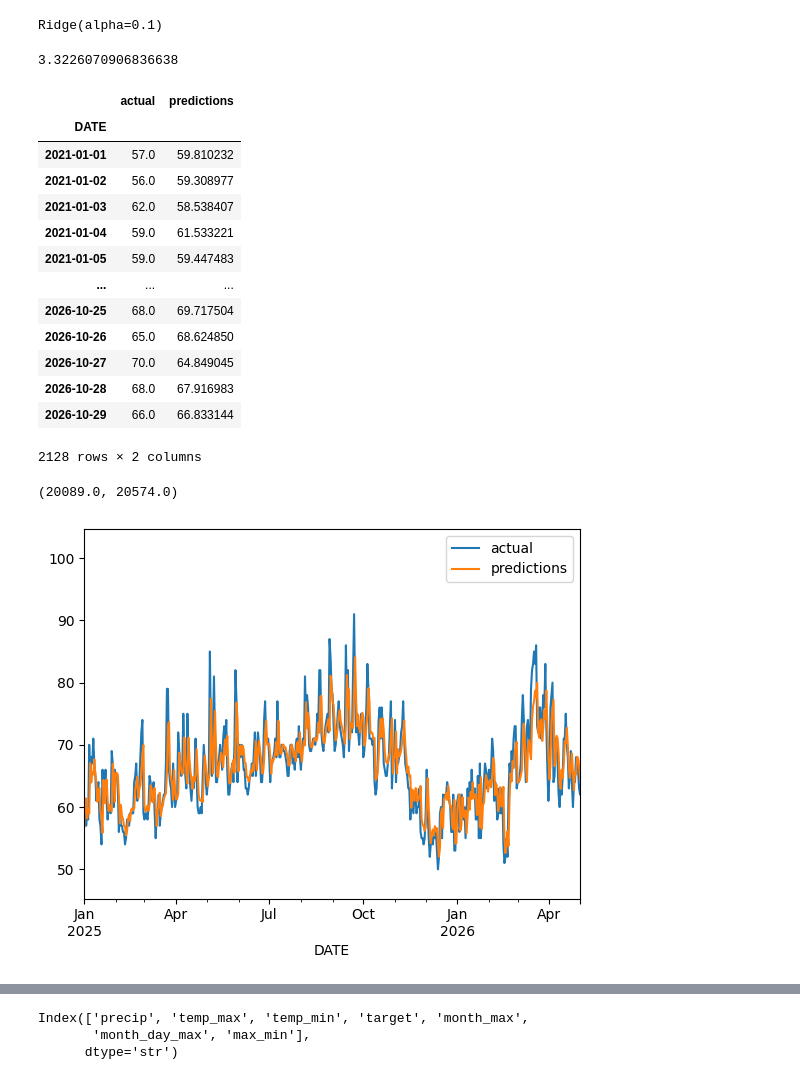
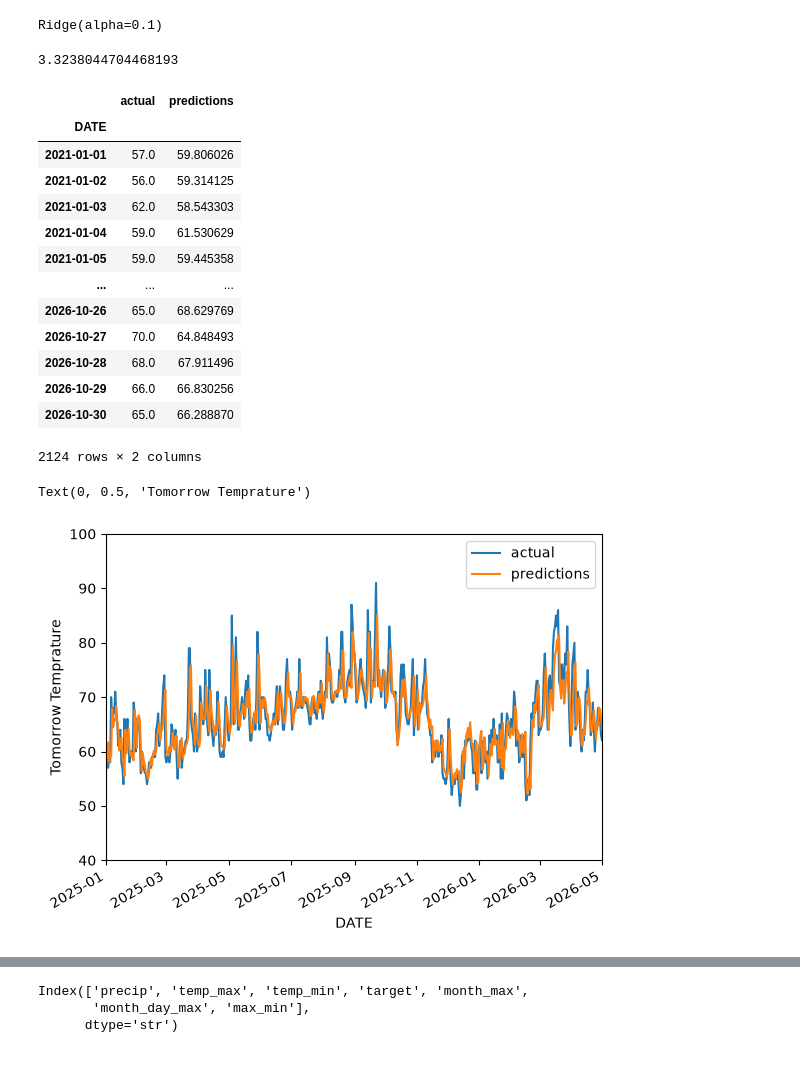
Before and after one commit to AtiJoolaei/Weather_prediciotn_Ridge_Regression, a Jupyter notebook: Basics.ipynb, the cells around one changed output, grey strips where cells are left out. Drawn from its saved outputs; the diff is of its cells as text; code cells hidden in the pictures.

```diff
--- a/Basics.ipynb
+++ b/Basics.ipynb
@@ -212,6 +223,3 @@ core_weather[['temp_max', 'temp_min']].isnull().sum()
 temp_max    11
 temp_min    14
 dtype: int64
-# %%
-#core_weather['temp_min'] = core_weather['temp_min'].fillna(core_weather['temp_min'].mean())
-core_weather = core_weather.fillna(0)
@@ -228,0 +255,2 @@ dtype: float64
+# %%
+core_weather = core_weather.dropna(subset = ['temp_max', 'temp_min'])
@@ -427,10 +455,9 @@ Ridge(alpha=0.1)
 # %%
 predictions = model.predict(test[predictors])
 # %%
-from sklearn.metrics import mean_absolute_error
 mean_absolute_error(test['target'], predictions)
 # %% [output]
-3.3226070906836638
+3.3238044704468193
 # %%
 combined = pd.concat([test['target'],pd.Series(predictions, index=test.index)], axis=1)
 combined.columns = ['actual','predictions']
@@ -439,23 +466,25 @@ combined
 # %% [output]
 |  | actual | predictions |
 | DATE |  |  |
-| 2021-01-01 | 57.0 | 59.810232 |
-| 2021-01-02 | 56.0 | 59.308977 |
-| 2021-01-03 | 62.0 | 58.538407 |
-| 2021-01-04 | 59.0 | 61.533221 |
-| 2021-01-05 | 59.0 | 59.447483 |
+| 2021-01-01 | 57.0 | 59.806026 |
+| 2021-01-02 | 56.0 | 59.314125 |
+| 2021-01-03 | 62.0 | 58.543303 |
+| 2021-01-04 | 59.0 | 61.530629 |
+| 2021-01-05 | 59.0 | 59.445358 |
 | ... | ... | ... |
-| 2026-10-25 | 68.0 | 69.717504 |
-| 2026-10-26 | 65.0 | 68.624850 |
-| 2026-10-27 | 70.0 | 64.849045 |
-| 2026-10-28 | 68.0 | 67.916983 |
-| 2026-10-29 | 66.0 | 66.833144 |
+| 2026-10-26 | 65.0 | 68.629769 |
+| 2026-10-27 | 70.0 | 64.848493 |
+| 2026-10-28 | 68.0 | 67.911496 |
+| 2026-10-29 | 66.0 | 66.830256 |
+| 2026-10-30 | 65.0 | 66.288870 |
-2128 rows × 2 columns
+2124 rows × 2 columns
 # %%
 combined.plot()
 plt.xlim('2025-01-01', '2026-05-01')
+plt.ylim(40,100)
+plt.ylabel('Tomorrow Temprature')
 # %% [output]
-(20089.0, 20574.0)
+Text(0, 0.5, 'Tomorrow Temprature')
-[figure, old version]
+[figure, new version]
 # %%
 def create_predictions(predictors, core_weather, reg):
```
Also changed, not shown: parts of 49 cells of this notebook.
